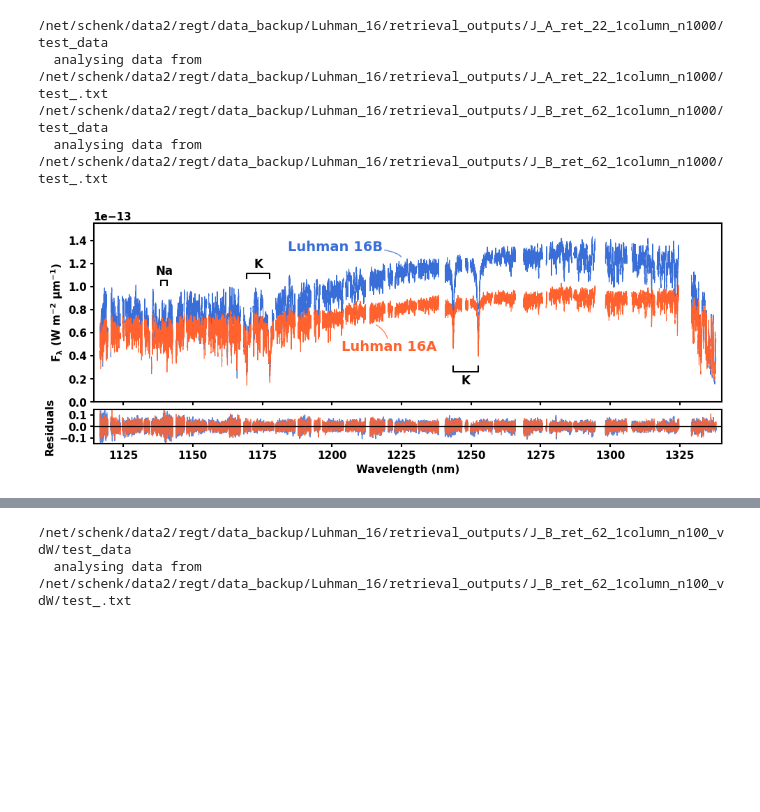
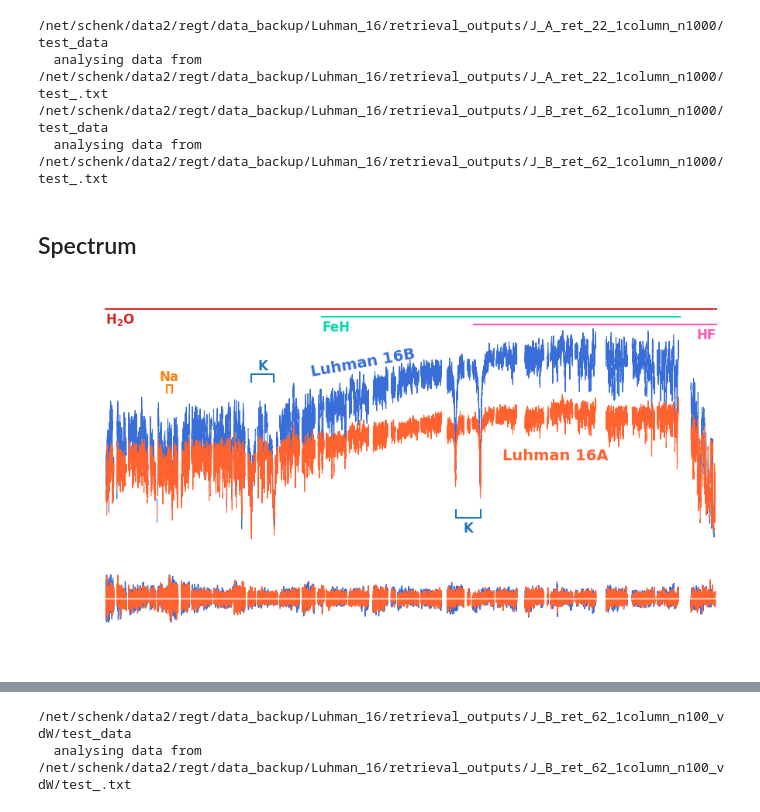
Before and after one commit to samderegt/retrieval_base, a Jupyter notebook: Luhman_16/figures/plot_J_band_poster.ipynb, the cells around one changed output, grey strips where cells are left out. Cells and saved outputs as stored; diff of their text form; code cells hidden in the pictures; blank space fills up the shorter version.

Commit message:
Plot updates

```diff
--- a/Luhman_16/figures/plot_J_band_poster.ipynb
+++ b/Luhman_16/figures/plot_J_band_poster.ipynb
@@ -25,3 +29,5 @@ plt.rcParams['figure.edgecolor'] = 'k'
+# %%
+c_species = {'HF':'#FF59B4', 'FeH':'#00DBA8', 'H2O':'C3', 'K':'C0', 'Na':'C1'}
 # %%
 name_A = 'Luhman 16A'; name_B = 'Luhman 16B'
 color_A = '#FF622E'; color_B = '#396ED8'
@@ -38,19 +44,30 @@ B = result_utils.RetrievalResults('/net/schenk/data2/regt/data_backup/Luhman_16/
   analysing data from /net/schenk/data2/regt/data_backup/Luhman_16/retrieval_outputs/J_A_ret_22_1column_n1000/test_.txt
 /net/schenk/data2/regt/data_backup/Luhman_16/retrieval_outputs/J_B_ret_62_1column_n1000/test_data
   analysing data from /net/schenk/data2/regt/data_backup/Luhman_16/retrieval_outputs/J_B_ret_62_1column_n1000/test_.txt
+# %% [markdown]
+## Spectrum
 # %%
-def indicate_lines(ax, x, y, label, label_y=None, **kwargs):
+def indicate_lines(ax, x, y, label, label_y=None, ha='center', c=None, **kwargs):
+
+    if c is None:
+        c = ax.spines['left'].get_ec()
 
     X = np.array([x[0],x[0],x[1],x[1]])
     Y = np.array([y[0],y[1],y[1],y[0]])
-    ax.plot(X, Y, c='k', transform=ax.get_xaxis_transform(), **kwargs)
+    ax.plot(X, Y, c=c, transform=ax.get_xaxis_transform(), **kwargs)
 
-    text_kwargs = dict(ha='center', va='center', fontsize=12)
+    text_kwargs = dict(ha=ha, va='center', fontsize=12, color=c)
     if label_y is None:
         label_y = y[1]
         text_kwargs['bbox'] = {'boxstyle':'square,pad=0.2', 'ec':'none', 'fc':'w'}
 
-    ax.text(x=x.mean(), y=label_y, s=label, transform=ax.get_xaxis_transform(), **text_kwargs)
+    if ha == 'left':
+        x = x.min()
+    elif ha == 'center':
+        x = np.mean(x)
+    elif ha == 'right':
+        x = x.max()
+    ax.text(x=x, y=label_y, s=label, transform=ax.get_xaxis_transform(), **text_kwargs)
 # %%
 A.load_components(['d_spec', 'LogLike'])
 B.load_components(['d_spec', 'LogLike'])
@@ -57,5 +77,5 @@ B.load_components(['d_spec', 'LogLike'])
 # %%
-fig = plt.figure(figsize=(10,4))
+fig = plt.figure(figsize=(9,5))
 gs = fig.add_gridspec(nrows=2, ncols=1, hspace=0.07, wspace=0, height_ratios=[0.84,0.16])
 ax_res = fig.add_subplot(gs[1,0])
 ax     = fig.add_subplot(gs[0,0])
@@ -68,24 +88,41 @@ mask = A.d_spec['J1226_1'].flux.flatten()/A.d_spec['J1226_1'].flux.flatten()
 ax.plot(A.d_spec['J1226_1'].wave.flatten(), A.d_spec['J1226_1'].flux.flatten(), c=color_A, lw=lw_d)
 
 # Name labels
+# ax.annotate(
+#     name_A, xy=(0.45,0.43), xytext=(0.47,0.27), xycoords='axes fraction', ha='center', va='bottom', c=color_A, fontsize=14, fontweight='bold',
+#     arrowprops={'arrowstyle':'-', 'connectionstyle':'angle3,angleA=90,angleB=-30', 'shrinkA':0, 'shrinkB':0, 'lw':1, 'color':color_A, 'alpha':0.8},
+#     )
+# ax.annotate(
+#     name_B, xy=(0.49,0.81), xytext=(0.46,0.83), xycoords='axes fraction', ha='right', va='bottom', c=color_B, fontsize=14, fontweight='bold',
+#     arrowprops={'arrowstyle':'-', 'connectionstyle':'angle3,angleA=0,angleB=-50', 'shrinkA':0, 'shrinkB':0, 'lw':1, 'color':color_B, 'alpha':0.8},
+#     )
 ax.annotate(
-    name_A, xy=(0.45,0.43), xytext=(0.47,0.27), xycoords='axes fraction', ha='center', va='bottom', c=color_A, fontsize=14, fontweight='bold',
-    arrowprops={'arrowstyle':'-', 'connectionstyle':'angle3,angleA=90,angleB=-30', 'shrinkA':0, 'shrinkB':0, 'lw':1, 'color':color_A, 'alpha':0.8},
+    name_A, xy=(1280,0.38), xycoords=ax.get_xaxis_transform(), rotation=0, ha='center', va='bottom', c=color_A, fontsize=14, fontweight='bold',
+    # name_A, xy=(1220,0.28), xycoords=ax.get_xaxis_transform(), rotation=10, ha='center', va='bottom', c=color_A, fontsize=14, fontweight='bold',
     )
 ax.annotate(
-    name_B, xy=(0.49,0.81), xytext=(0.46,0.83), xycoords='axes fraction', ha='right', va='bottom', c=color_B, fontsize=14, fontweight='bold',
-    arrowprops={'arrowstyle':'-', 'connectionstyle':'angle3,angleA=0,angleB=-50', 'shrinkA':0, 'shrinkB':0, 'lw':1, 'color':color_B, 'alpha':0.8},
+    name_B, xy=(1210,0.7), xycoords=ax.get_xaxis_transform(), rotation=10, ha='center', va='bottom', c=color_B, fontsize=14, fontweight='bold',
     )
+
 
 # Indicate lines
 wave_Na = np.array([1e7/8783.82852, 1e7/8766.63258]) * (1+A.d_spec['J1226_1'].v_bary/3e5)
-indicate_lines(ax, wave_Na, [0.65,0.68], label='Na', label_y=0.73, lw=1.5)
+indicate_lines(ax, wave_Na, [0.65,0.68], label='Na', label_y=0.71, lw=1.5, c=c_species['Na'])
 
 wave_K = np.array([1e7/8551.81787, 1e7/8491.80409]) * (1+A.d_spec['J1226_1'].v_bary/3e5)
-indicate_lines(ax, wave_K, [0.69,0.72], label='K', label_y=0.77, lw=1.5)
+indicate_lines(ax, wave_K, [0.69,0.72], label='K', label_y=0.75, lw=1.5, c=c_species['K'])
 
 wave_K = np.array([1e7/7983.67489, 1e7/8041.38112]) * (1+A.d_spec['J1226_1'].v_bary/3e5)
-indicate_lines(ax, wave_K, [0.2,0.17], label='K', label_y=0.12, lw=1.5)
+indicate_lines(ax, wave_K, [0.2,0.17], label='K', label_y=0.13, lw=1.5, c=c_species['K'])
+
+wave_FeH = np.array([1195,1325]) * (1+A.d_spec['J1226_1'].v_bary/3e5)
+indicate_lines(ax, wave_FeH, [0.94,0.94], label='FeH', label_y=0.90, lw=1.5, ha='left', c=c_species['FeH'])
+
+wave_H2O = np.array([A.d_spec['J1226_1'].wave.min(),A.d_spec['J1226_1'].wave.max()]) * (1+A.d_spec['J1226_1'].v_bary/3e5)
+indicate_lines(ax, wave_H2O, [0.97,0.97], label='H$_2$O', label_y=0.93, lw=1.5, ha='left', c=c_species['H2O'])
+
+wave_HF = np.array([1250,A.d_spec['J1226_1'].wave.max()]) * (1+A.d_spec['J1226_1'].v_bary/3e5)
+indicate_lines(ax, wave_HF, [0.91,0.91], label='HF', label_y=0.87, lw=1.5, ha='right', c=c_species['HF'])
 
 # Residuals
 '''
@@ -99,46 +136,46 @@ ax.axhline(0, c='k', lw=0.8, ls='-')
 '''
 ax_res.plot(
     B.d_spec['J1226_1'].wave.flatten(), 1e13*(B.d_spec['J1226_1'].flux-np.array(B.LogLike.m_flux_phi)).flatten(),
-    c=color_B, lw=lw_m, alpha=res_alpha
+    c=color_B, lw=lw_m,
 )
 ax_res.plot(
     A.d_spec['J1226_1'].wave.flatten(), 1e13*(A.d_spec['J1226_1'].flux-np.array(A.LogLike.m_flux_phi)).flatten(),
-    c=color_A, lw=lw_m, alpha=res_alpha
+    c=color_A, lw=lw_m,
 )
-ax_res.axhline(0, c='k', lw=1.0, ls='-')
+ax_res.axhline(0, c=ax_res.spines['left'].get_ec(), lw=1.0, ls='-')
 
 '''
 idx = slice(20,21)
 ax_zoom = ax.inset_axes([0.64, 0.09, 0.3, 0.36])
 
 ax_zoom.plot(B.d_spec['J1226_1'].wave[idx].flatten(), B.d_spec['J1226_1'].flux[idx].flatten(), c=color_B, lw=lw_d, alpha=res_alpha)
 ax_zoom.plot(A.d_spec['J1226_1'].wave[idx].flatten(), A.d_spec['J1226_1'].flux[idx].flatten(), c=color_A, lw=lw_d, alpha=res_alpha)
 
 mask = B.d_spec['J1226_1'].flux[idx].flatten()/B.d_spec['J1226_1'].flux[idx].flatten()
 ax_zoom.plot(B.d_spec['J1226_1'].wave[idx].flatten(), np.array(B.LogLike.m_flux_phi[idx]).flatten()*mask, c='k', lw=0.8)
 mask = A.d_spec['J1226_1'].flux[idx].flatten()/A.d_spec['J1226_1'].flux[idx].flatten()
 ax_zoom.plot(A.d_spec['J1226_1'].wave[idx].flatten(), np.array(A.LogLike.m_flux_phi[idx]).flatten()*mask, c='k', lw=0.8)
 
 xlim = (A.d_spec['J1226_1'].wave_ranges_chips[idx].min(), A.d_spec['J1226_1'].wave_ranges_chips[idx].max())
 xlim = (1286.8, 1294.7)
 
 ax_zoom.set(yticks=[], xlim=xlim)
 ax_zoom.tick_params(axis='x', which='both', pad=2)
 ax_zoom.set_xticks(np.arange(1287, 1295, 2), minor=True)
 ax.indicate_inset_zoom(ax_zoom)
 '''
 
 xticks = np.arange(1100, 1400, 25)
 ax.set_xticks(xticks); ax_res.set_xticks(xticks)
 
 xlim = (A.d_spec['J1226_1'].wave_ranges_chips.min()-2, A.d_spec['J1226_1'].wave_ranges_chips.max()+2)
-# ax.set(xticklabels=[], ylabel=r'$F_\lambda\ (\mathrm{W\ m^{-2}\ \mu m^{-1}})$', xlim=xlim, ylim=(0.0, 1.55e-13))
-ax.set(xticklabels=[], ylabel=r'$\bf F_\lambda\ (W\ m^{-2}\ \mu m^{-1})$', xlim=xlim, ylim=(0, 1.55e-13))
+# ax.set(xticklabels=[], ylabel=r'$F_\lambda\ (\mathrm{erg\ s^{-1}\ cm^{-2}\ nm^{-1}})$', xlim=xlim, ylim=(0.0, 1.55e-13))
+ax.set(xticklabels=[], ylabel=r'$\bf F_\lambda\ (erg\ s^{-1}\ cm^{-2}\ nm^{-1})$', xlim=xlim, ylim=(0, 1.6e-13))
 ax_res.set(xlabel=r'Wavelength (nm)', ylabel='Residuals', xlim=xlim, ylim=(-0.15, 0.15))
 
-plt.subplots_adjust(left=0.08, bottom=0.14, top=0.93, right=0.98)
-# plt.savefig('./plots/J_band_spectrum_poster.pdf')
+plt.subplots_adjust(left=0.09, bottom=0.11, top=0.94, right=0.98)
+plt.savefig('./plots/J_band_spectrum_poster.pdf')
 plt.savefig('./plots/J_band_spectrum_poster.png')
 plt.show()
 # %% [output]
-[figure, old version]
+[figure, new version]
```
Also changed, not shown: parts of 14 cells of this notebook, 1 other file.
